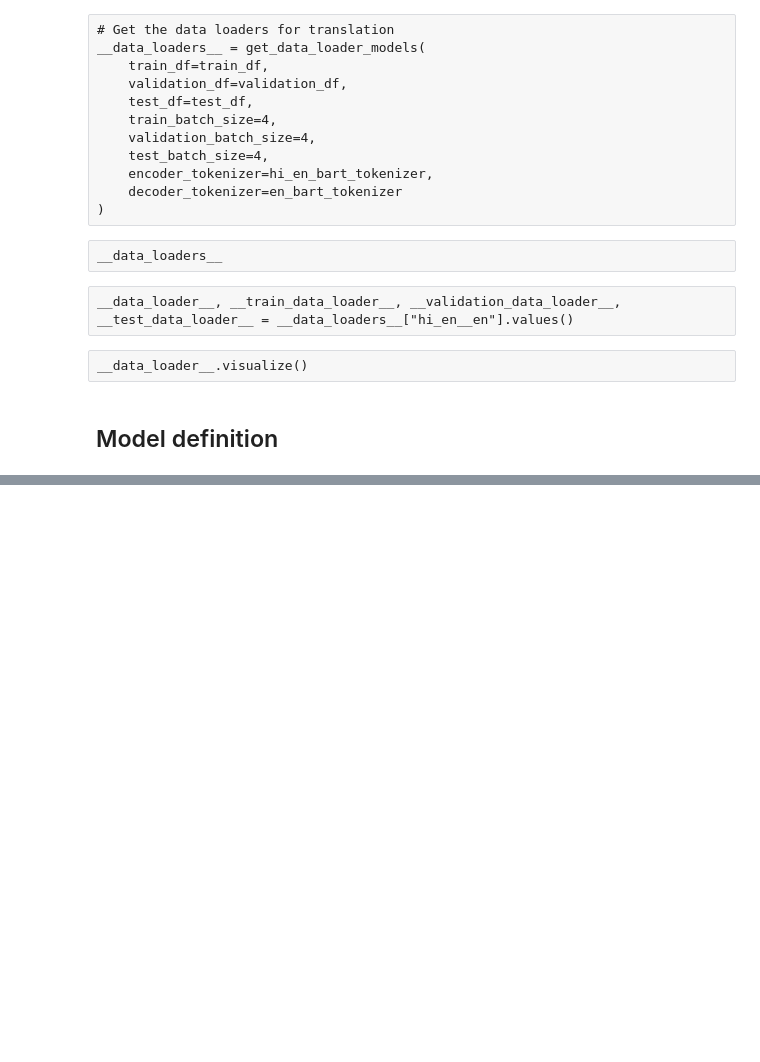
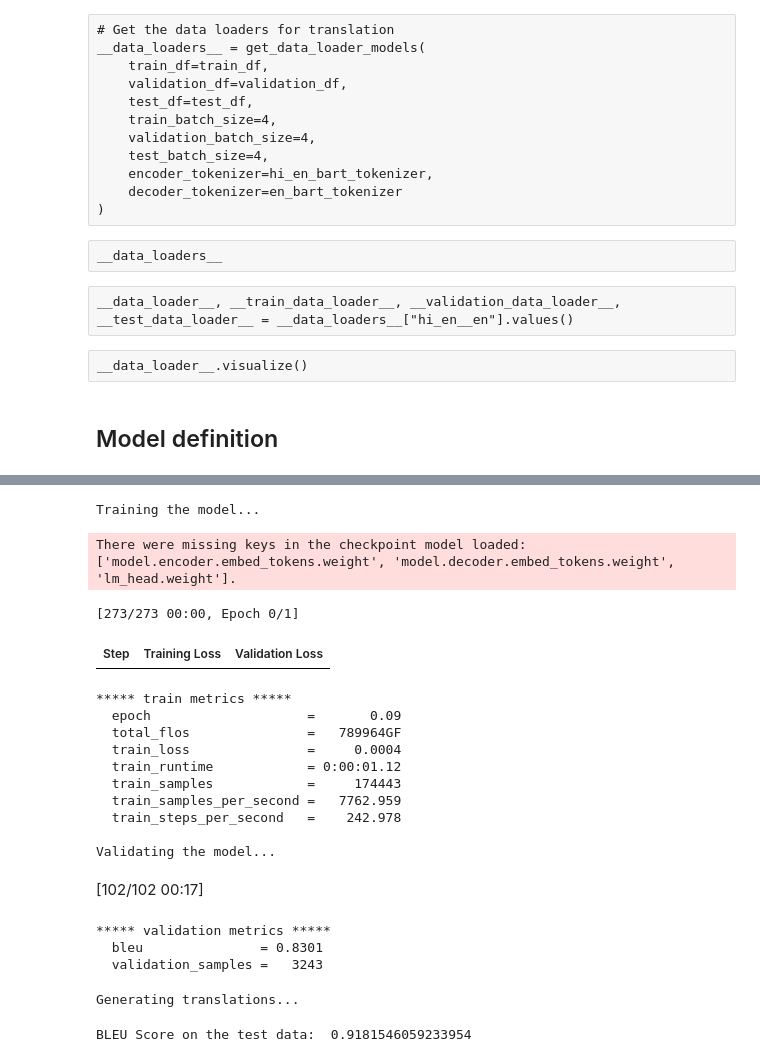
Before and after one commit to NikhilKamathB/Code-Mixed-Machine-Translation, a Jupyter notebook: nbs/Machine Translation.ipynb, the cells around one changed output, grey strips where cells are left out. Cells and saved outputs as stored; diff of their text form; code cells hidden in the pictures; blank space fills up the shorter version.

Commit message:
[main] - checkpoint 5 - added training and testing scripts for the model

```diff
--- a/nbs/Machine Translation.ipynb
+++ b/nbs/Machine Translation.ipynb
@@ -412,0 +276,17 @@ print(torch.cuda.memory_summary(device=None, abbreviated=False))
+# %%
+dataset = get_tokenized_dataset_models(
+    train_df=train_df,
+    validation_df=validation_df,
+    test_df=test_df,
+    encoder_tokenizer=hi_en_bart_tokenizer,
+    decoder_tokenizer=en_bart_tokenizer
+)
+train_dataset, validation_dataset, test_dataset = dataset["hi_en__en"].values()
+# %%
+mt_hg_model = CodeMixedModelHGTrainer(
+    train_dataset = train_dataset,
+    validation_dataset = validation_dataset,
+    test_dataset = test_dataset,
+    encoder_tokenizer=hi_en_bart_tokenizer,
+    decoder_tokenizer=en_bart_tokenizer
+)
@@ -412,0 +305,26 @@ print(torch.cuda.memory_summary(device=None, abbreviated=False))
+# %%
+mt_hg_model.fit()
+# %% [output]
+Training the model...
+There were missing keys in the checkpoint model loaded: ['model.encoder.embed_tokens.weight', 'model.decoder.embed_tokens.weight', 'lm_head.weight'].
+[273/273 00:00, Epoch 0/1]
+| Step | Training Loss | Validation Loss |
+***** train metrics *****
+  epoch                    =       0.09
+  total_flos               =   789964GF
+  train_loss               =     0.0004
+  train_runtime            = 0:00:01.12
+  train_samples            =     174443
+  train_samples_per_second =   7762.959
+  train_steps_per_second   =    242.978
+
+Validating the model...
+[102/102 00:17]
+***** validation metrics *****
+  bleu               = 0.8301
+  validation_samples =   3243
+# %%
+mt_hg_model.predict()
+# %% [output]
+Generating translations...
+BLEU Score on the test data:  0.9181546059233954
```
Also changed, not shown: parts of 41 cells of this notebook, 7 other files.
